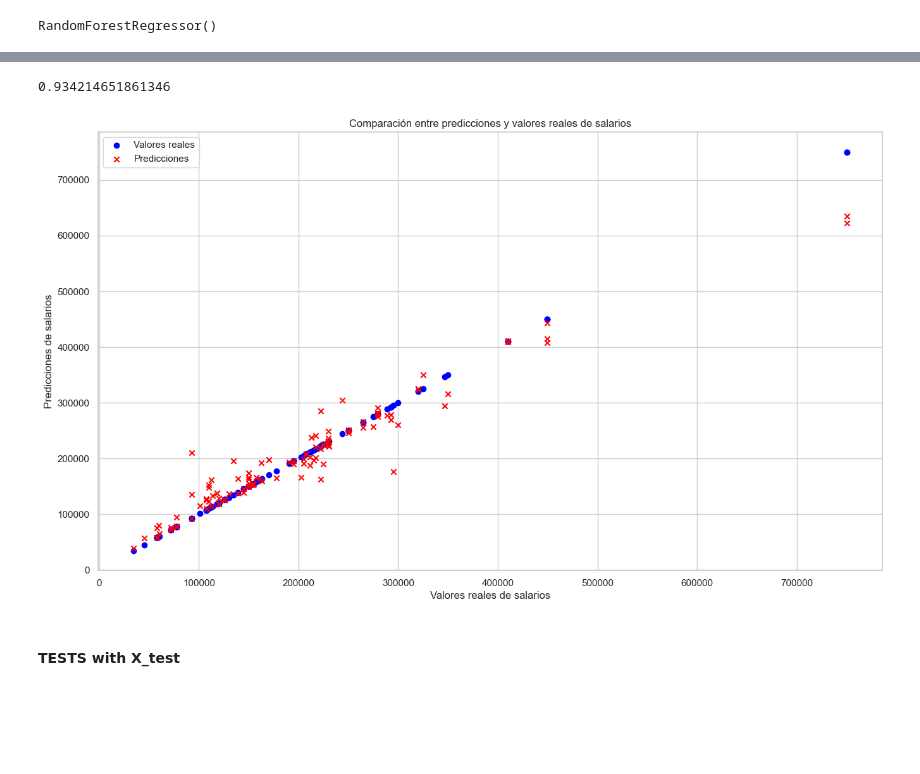
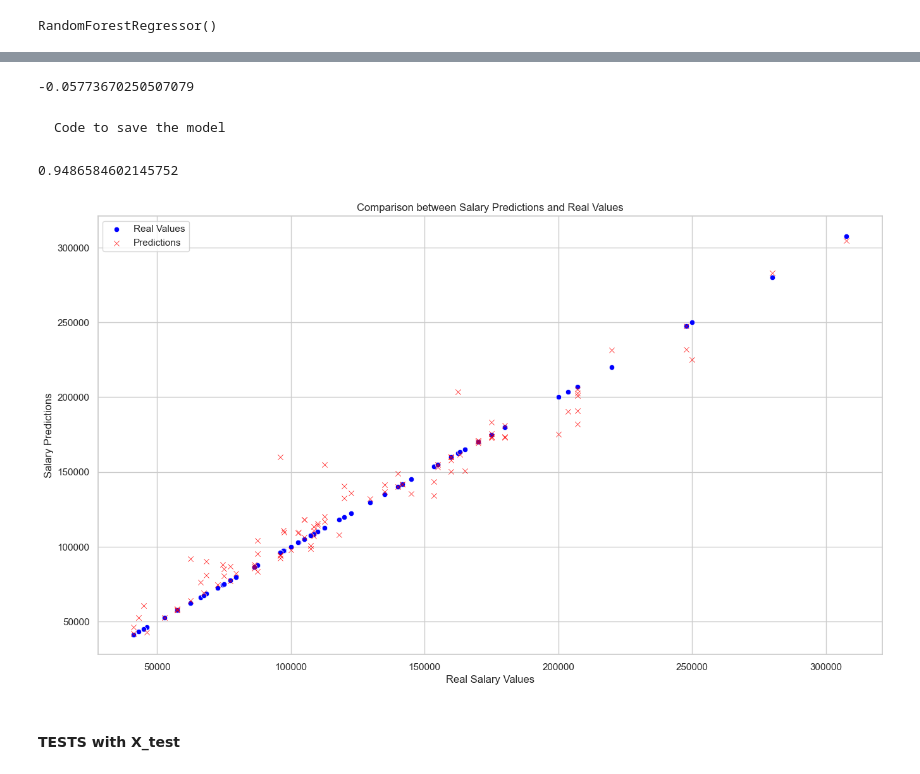
Before and after one commit to niniet98/FINAL-PROJECT, a Jupyter notebook: notebooks/05_ml_model.ipynb, the cells around one changed output, grey strips where cells are left out. Drawn from its saved outputs; the diff is of its cells as text; code cells hidden in the pictures; blank space fills up the shorter version.

```diff
--- a/notebooks/05_ml_model.ipynb
+++ b/notebooks/05_ml_model.ipynb
@@ -323,3 +357,9 @@ r2
+# %%
+metrics.r2_score(y_test, y_pred)
+# %% [output]
+-0.05773670250507079
+# %% [markdown]
+    Code to save the model
 # %%
 import pickle
 
@@ -327,28 +367,29 @@ import pickle
 # with open(model_file, 'wb') as f:
 #     pickle.dump(regressor, f)
 # %%
-model_file = '../models/RandomForestRegressor_r2_0.8042839793495793.pkl'
+model_file = '../models/RandomForestRegressor_r2_0.664004034106267.pkl'
 with open(model_file, 'rb') as f:
     model = pickle.load(f)
 
 pred = model.predict(X_test)
+# pred = model.predict(X_test.drop(columns=['min_salary', 'max_salary']))
+
 r2_pred = metrics.r2_score(y_test, pred)
 r2_pred
 # %% [output]
-0.934214651861346
+0.9486584602145752
-# %%
-plt.scatter(y_test, y_test, color='blue', label='Valores reales', marker='o')
-
-# Diferenciar las predicciones de salarios con otro color y marcador
-plt.scatter(y_test, pred, color='red', label='Predicciones', marker='x')
-
-plt.xlabel('Valores reales de salarios')
-plt.ylabel('Predicciones de salarios')
-plt.title('Comparación entre predicciones y valores reales de salarios')
-plt.legend()
-plt.show()
-# %% [output]
-[figure, removed]
+# %%
+sns.scatterplot(x=y_test, y=y_test, color='blue', label='Real Values', marker='o')
+sns.scatterplot(x=y_test, y=pred, color='red', label='Predictions', marker='x')
+
+plt.xlabel('Real Salary Values')
+plt.ylabel('Salary Predictions')
+plt.title('Comparison between Salary Predictions and Real Values')
+plt.legend()
+# plt.savefig('../figures/RFRmodel_accuracy_v2.jpg')
+plt.show()
+# %% [output]
+[figure, added]
 # %% [markdown]
 #### TESTS with X_test
 # %%
```
Also changed, not shown: parts of 36 cells of this notebook, 14 other files.
